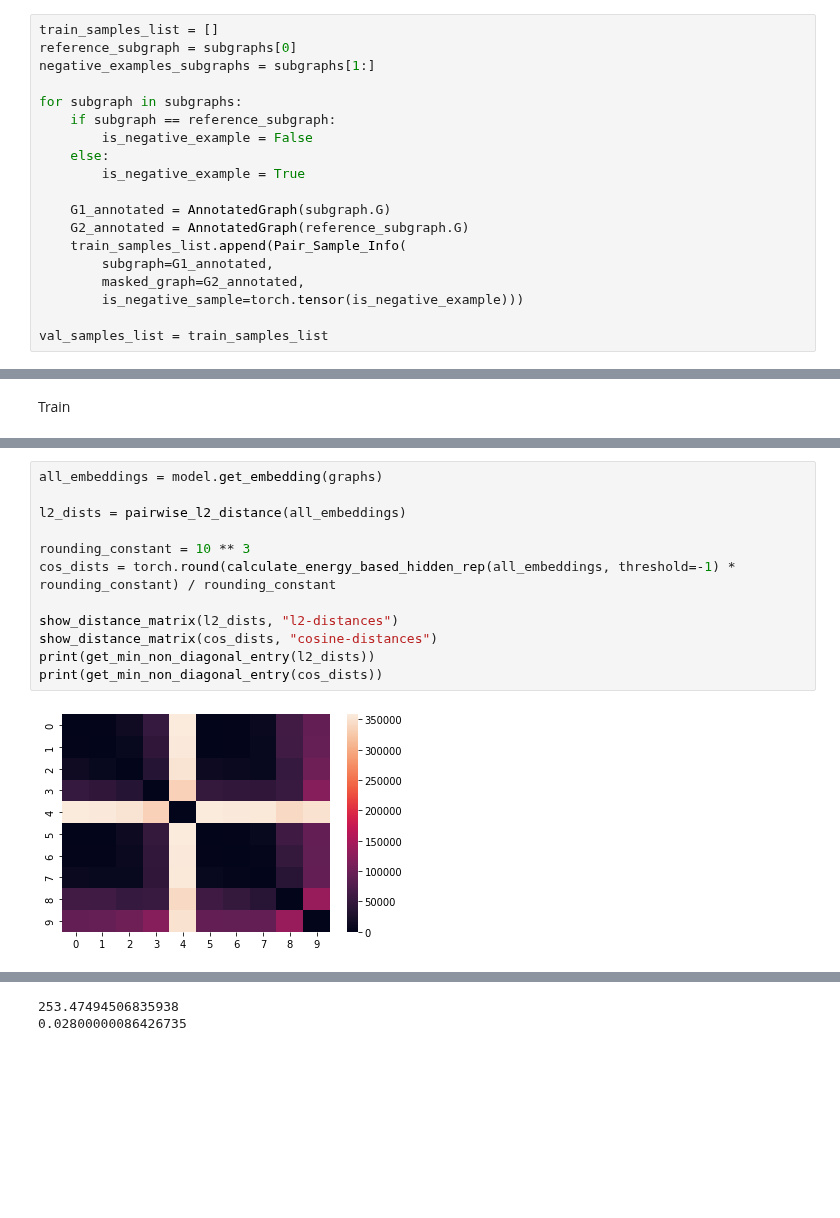
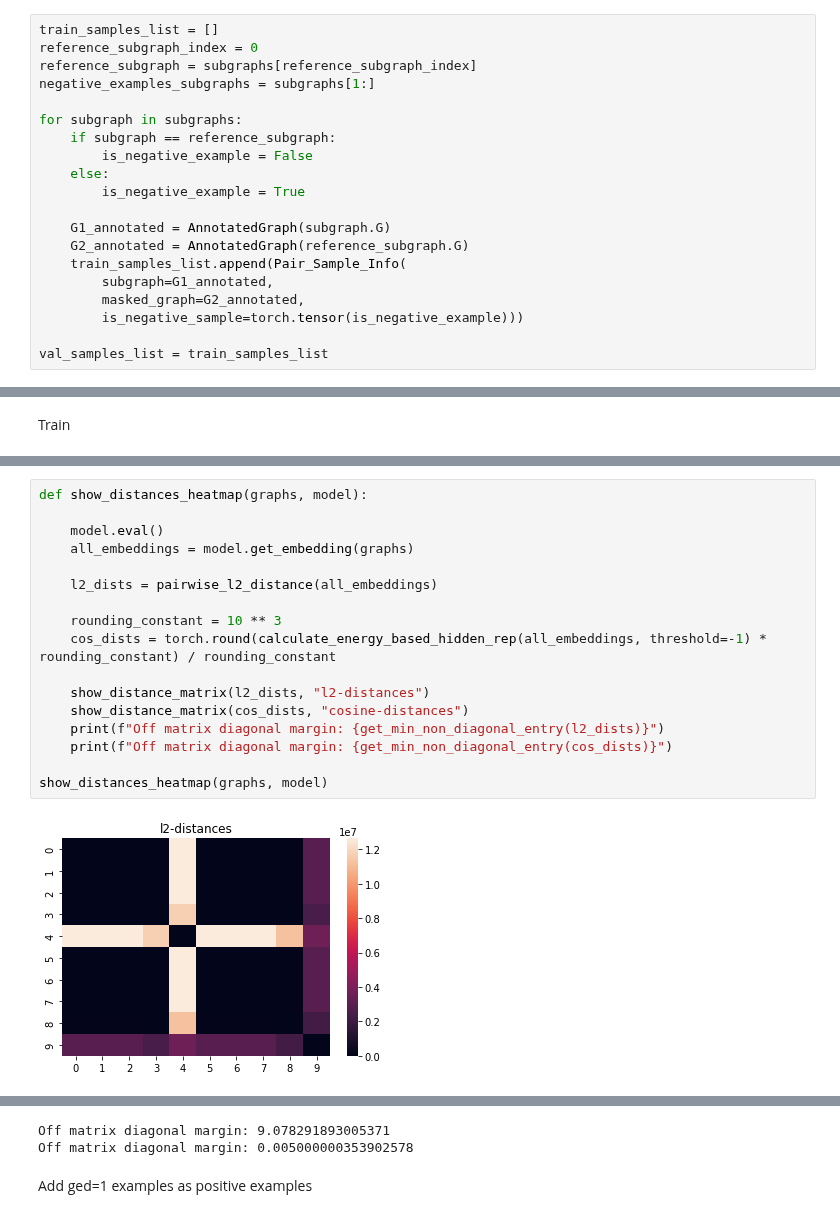
Before and after one commit to vistalab-technion/GraphMatching, a Jupyter notebook: notebooks/gnn_based_classifier.ipynb, the cells around one changed output, grey strips where cells are left out. Cells and saved outputs as stored; diff of their text form; blank space fills up the shorter version.

Commit message:
Fixed model evaluation (for inference) vs train mode
Added and fixed notebook analysis code

```diff
--- a/notebooks/gnn_based_classifier.ipynb
+++ b/notebooks/gnn_based_classifier.ipynb
@@ -223,7 +223,8 @@ Contrastive loss training
 Assemble graph pairs data
 # %%
 train_samples_list = []
-reference_subgraph = subgraphs[0]
+reference_subgraph_index = 0
+reference_subgraph = subgraphs[reference_subgraph_index]
 negative_examples_subgraphs = subgraphs[1:]
 
 for subgraph in subgraphs:
@@ -318,16 +323,21 @@ train error
   9.999999717180685e-10,
   9.999999717180685e-10])
 # %%
-all_embeddings = model.get_embedding(graphs)
+def show_distances_heatmap(graphs, model):
 
-l2_dists = pairwise_l2_distance(all_embeddings)
+    model.eval()
+    all_embeddings = model.get_embedding(graphs)
 
-rounding_constant = 10 ** 3
-cos_dists = torch.round(calculate_energy_based_hidden_rep(all_embeddings, threshold=-1) * rounding_constant) / rounding_constant
+    l2_dists = pairwise_l2_distance(all_embeddings)
 
-show_distance_matrix(l2_dists, "l2-distances")
-show_distance_matrix(cos_dists, "cosine-distances")
-print(get_min_non_diagonal_entry(l2_dists))
-print(get_min_non_diagonal_entry(cos_dists))
+    rounding_constant = 10 ** 3
+    cos_dists = torch.round(calculate_energy_based_hidden_rep(all_embeddings, threshold=-1) * rounding_constant) / rounding_constant
+
+    show_distance_matrix(l2_dists, "l2-distances")
+    show_distance_matrix(cos_dists, "cosine-distances")
+    print(f"Off matrix diagonal margin: {get_min_non_diagonal_entry(l2_dists)}")
+    print(f"Off matrix diagonal margin: {get_min_non_diagonal_entry(cos_dists)}")
+
+show_distances_heatmap(graphs, model)
 # %% [output]
-[figure, old version]
+[figure, new version]
@@ -335,2 +345,4 @@ print(get_min_non_diagonal_entry(cos_dists))
-253.47494506835938
-0.02800000086426735
+Off matrix diagonal margin: 9.078291893005371
+Off matrix diagonal margin: 0.005000000353902578
+# %% [markdown]
+Add ged=1 examples as positive examples
```
Also changed, not shown: parts of 18 cells of this notebook, 1 other file.
